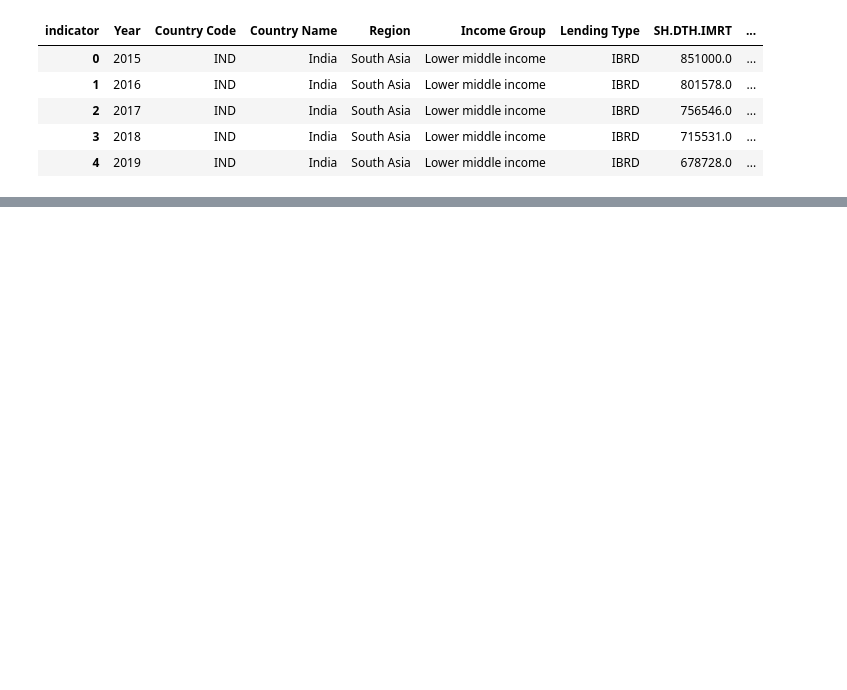
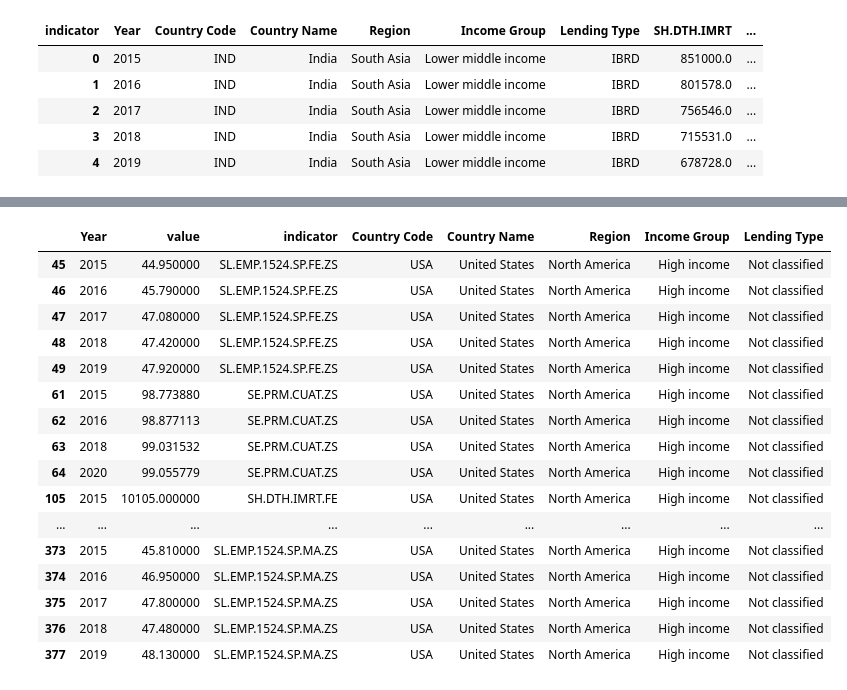
Before and after one commit to sruthib22/data690_Sruthi, a Jupyter notebook: Individual_project/Individual_project_Part_B_Draft.ipynb, the cells around one changed output, grey strips where cells are left out. Saved outputs shown, nothing was run; the diff lists cells and outputs as text; code cells hidden in the pictures; blank space fills up the shorter version.

```diff
--- a/Individual_project/Individual_project_Part_B_Draft.ipynb
+++ b/Individual_project/Individual_project_Part_B_Draft.ipynb
@@ -113,3 +128,24 @@ fig = px.bar(
 fig.show()
 # %% [output]
 [interactive output not drawn]
+# %%
+df_us = df_new[df_new['Country Code']== 'USA']
+df_us
+# %% [output]
+|  | Year | value | indicator | Country Code | Country Name | Region | Income Group | Lending Type |
+| 45 | 2015 | 44.950000 | SL.EMP.1524.SP.FE.ZS | USA | United States | North America | High income | Not classified |
+| 46 | 2016 | 45.790000 | SL.EMP.1524.SP.FE.ZS | USA | United States | North America | High income | Not classified |
+| 47 | 2017 | 47.080000 | SL.EMP.1524.SP.FE.ZS | USA | United States | North America | High income | Not classified |
+| 48 | 2018 | 47.420000 | SL.EMP.1524.SP.FE.ZS | USA | United States | North America | High income | Not classified |
+| 49 | 2019 | 47.920000 | SL.EMP.1524.SP.FE.ZS | USA | United States | North America | High income | Not classified |
+| 61 | 2015 | 98.773880 | SE.PRM.CUAT.ZS | USA | United States | North America | High income | Not classified |
+| 62 | 2016 | 98.877113 | SE.PRM.CUAT.ZS | USA | United States | North America | High income | Not classified |
+| 63 | 2018 | 99.031532 | SE.PRM.CUAT.ZS | USA | United States | North America | High income | Not classified |
+| 64 | 2020 | 99.055779 | SE.PRM.CUAT.ZS | USA | United States | North America | High income | Not classified |
+| 105 | 2015 | 10105.000000 | SH.DTH.IMRT.FE | USA | United States | North America | High income | Not classified |
+| ... | ... | ... | ... | ... | ... | ... | ... | ... |
+| 373 | 2015 | 45.810000 | SL.EMP.1524.SP.MA.ZS | USA | United States | North America | High income | Not classified |
+| 374 | 2016 | 46.950000 | SL.EMP.1524.SP.MA.ZS | USA | United States | North America | High income | Not classified |
+| 375 | 2017 | 47.800000 | SL.EMP.1524.SP.MA.ZS | USA | United States | North America | High income | Not classified |
+| 376 | 2018 | 47.480000 | SL.EMP.1524.SP.MA.ZS | USA | United States | North America | High income | Not classified |
+| 377 | 2019 | 48.130000 | SL.EMP.1524.SP.MA.ZS | USA | United States | North America | High income | Not classified |
```
Also changed, not shown: parts of 13 cells of this notebook.
